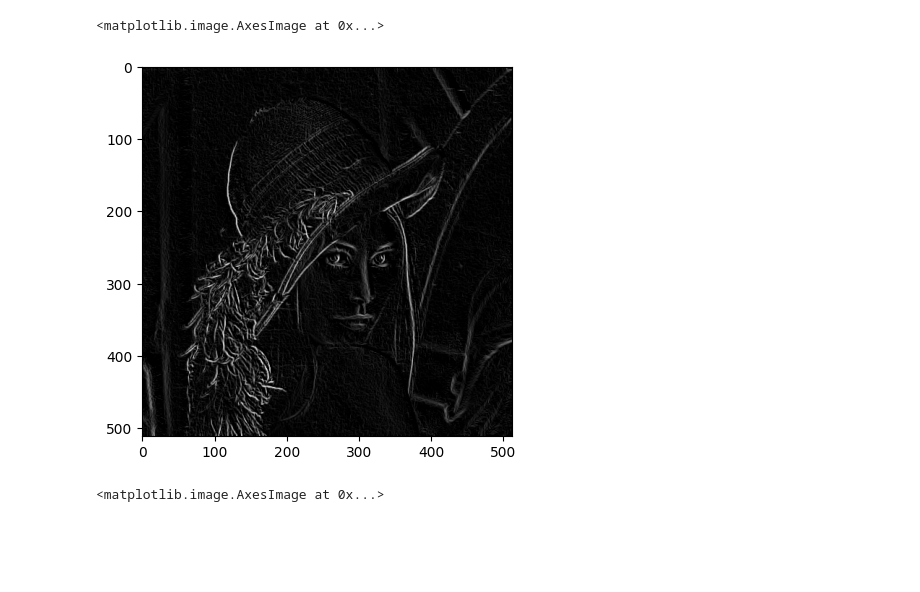
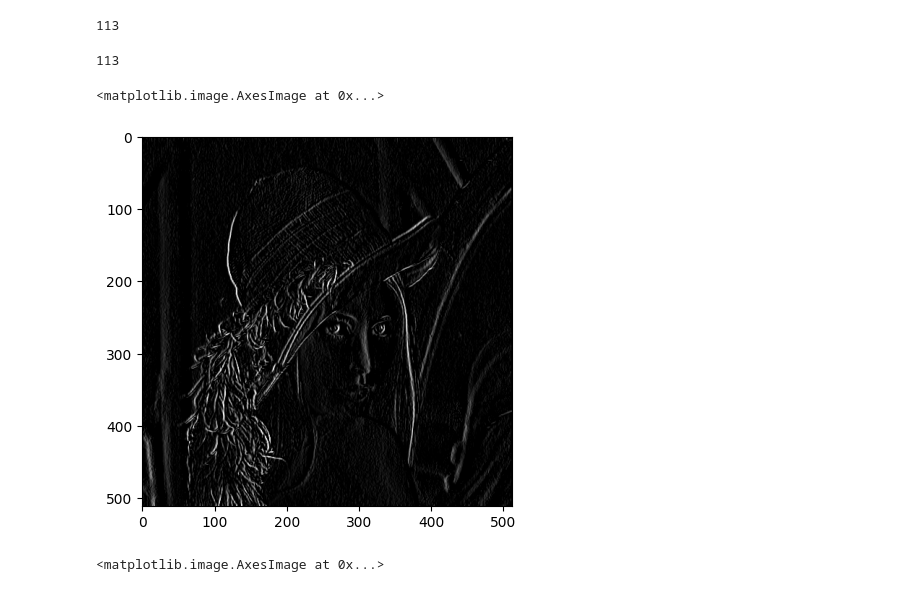
Before and after one commit to larawehbe/TheAIEngineers-Notebooks, a Jupyter notebook: ComputerVisionNotebooks/Lab1/4-edge_detection_filtering.ipynb, the cells around one changed output. Drawn from its saved outputs; the diff is of its cells as text; code cells hidden in the pictures; blank space fills up the shorter version.

```diff
--- a/ComputerVisionNotebooks/Lab1/4-edge_detection_filtering.ipynb
+++ b/ComputerVisionNotebooks/Lab1/4-edge_detection_filtering.ipynb
@@ -6,21 +5,29 @@ img = cv2.imread("../data/image2.png")
+# %%
+img = cv.imread("../DATA/image1.png")
+cv.imshow("Image" , img )
+cv.waitKey(0)
+# %% [output]
+113
+# %%
+gray_img = cv.cvtColor(img, cv.COLOR_BGR2GRAY)
+cv.imshow("Gray" , gray_img )
+cv.waitKey(0)
+# %% [output]
+113
 # %%
-#Converting image to grayscale
-gray_img = cv2.cvtColor(img,cv2.COLOR_BGR2GRAY)
+## Create Prewitt Filter
 
-#Creating Prewitt filter
-kernelx = np.array([[1,1,1],[0,0,0],[-1,-1,-1]])
-kernely = np.array([[-1,0,1],[-1,0,1],[-1,0,1]])
+kernelx = np.array([[-1, 0 , 1 ], [-1, 0 , 1]  , [-1 , 0 , 1 ]])
+kernely = np.array([[1,1,1] , [ 0,0,0] , [-1,-1,-2]])
 
-#Applying filter to the image in both x and y direction
-img_prewittx = cv2.filter2D(img, -1, kernelx)
-img_prewitty = cv2.filter2D(img, -1, kernely)
+img_prewittx = cv.filter2D(img, -1, kernelx)
+img_prewitty = cv.filter2D(img, -1, kernely)
 
-# Taking root of squared sum(np.hypot) from both the direction and displaying the result
-prewitt = np.hypot(img_prewitty,img_prewittx)
+prewitt = np.hypot(img_prewitty, img_prewittx)
 prewitt = prewitt[:,:,0]
-prewitt = prewitt.astype('int')
-plt.imshow(prewitt,cmap='gray')
+prewitt = prewitt.astype("int")
+plt.imshow(prewitt , cmap='gray')
 # %% [output]
 <matplotlib.image.AxesImage at 0x...>
-[figure, old version]
+[figure, new version]
 # %%
```
Also changed, not shown: parts of 4 cells of this notebook, 24 other files.
